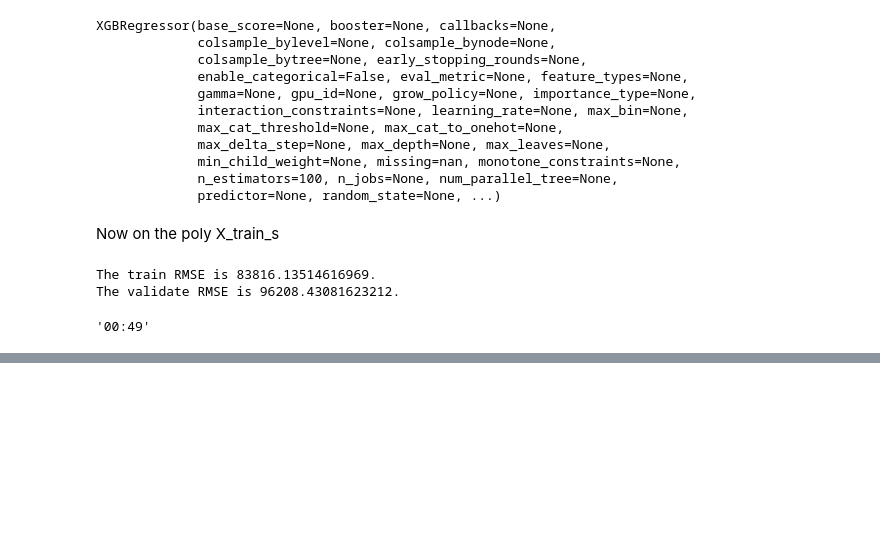
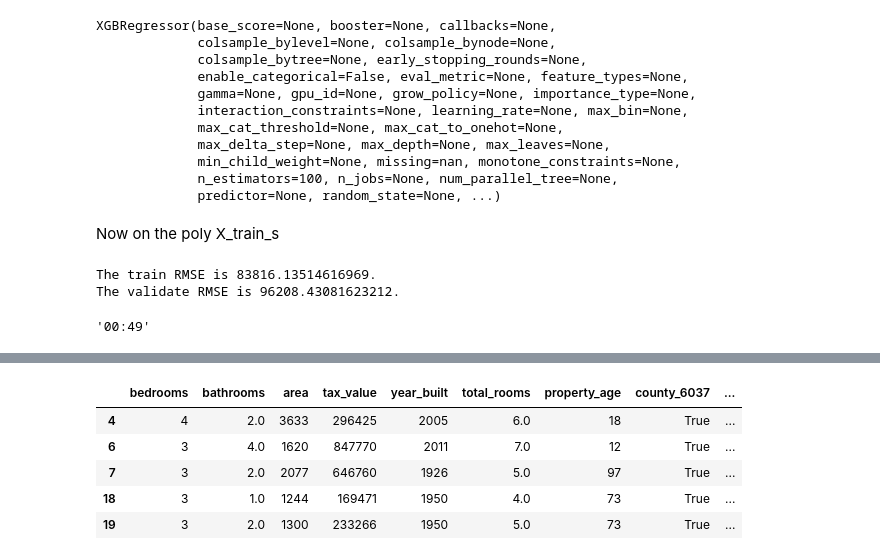
Before and after one commit to Jonathan-Garcia1/regression-exercises, a Jupyter notebook: modeling.ipynb, the cells around one changed output, grey strips where cells are left out. Cells and saved outputs as stored; diff of their text form; code cells hidden in the pictures; blank space fills up the shorter version.

Commit message:
zillow model updates

```diff
--- a/modeling.ipynb
+++ b/modeling.ipynb
@@ -251,0 +208,3 @@ The validate RMSE is 96208.43081623212.
+# %%
+df = zillow_pipeline()
+df.head()
@@ -251,0 +218,10 @@ The validate RMSE is 96208.43081623212.
+# %%
+df = make_features(df)
+df.head()
+# %% [output]
+|  | bedrooms | bathrooms | area | tax_value | year_built | total_rooms | property_age | county_6037 | ... |
+| 4 | 4 | 2.0 | 3633 | 296425 | 2005 | 6.0 | 18 | True | ... |
+| 6 | 3 | 4.0 | 1620 | 847770 | 2011 | 7.0 | 12 | True | ... |
+| 7 | 3 | 2.0 | 2077 | 646760 | 1926 | 5.0 | 97 | True | ... |
+| 18 | 3 | 1.0 | 1244 | 169471 | 1950 | 4.0 | 73 | True | ... |
+| 19 | 3 | 2.0 | 1300 | 233266 | 1950 | 5.0 | 73 | True | ... |
```
Also changed, not shown: parts of 34 cells of this notebook, 3 other files.
